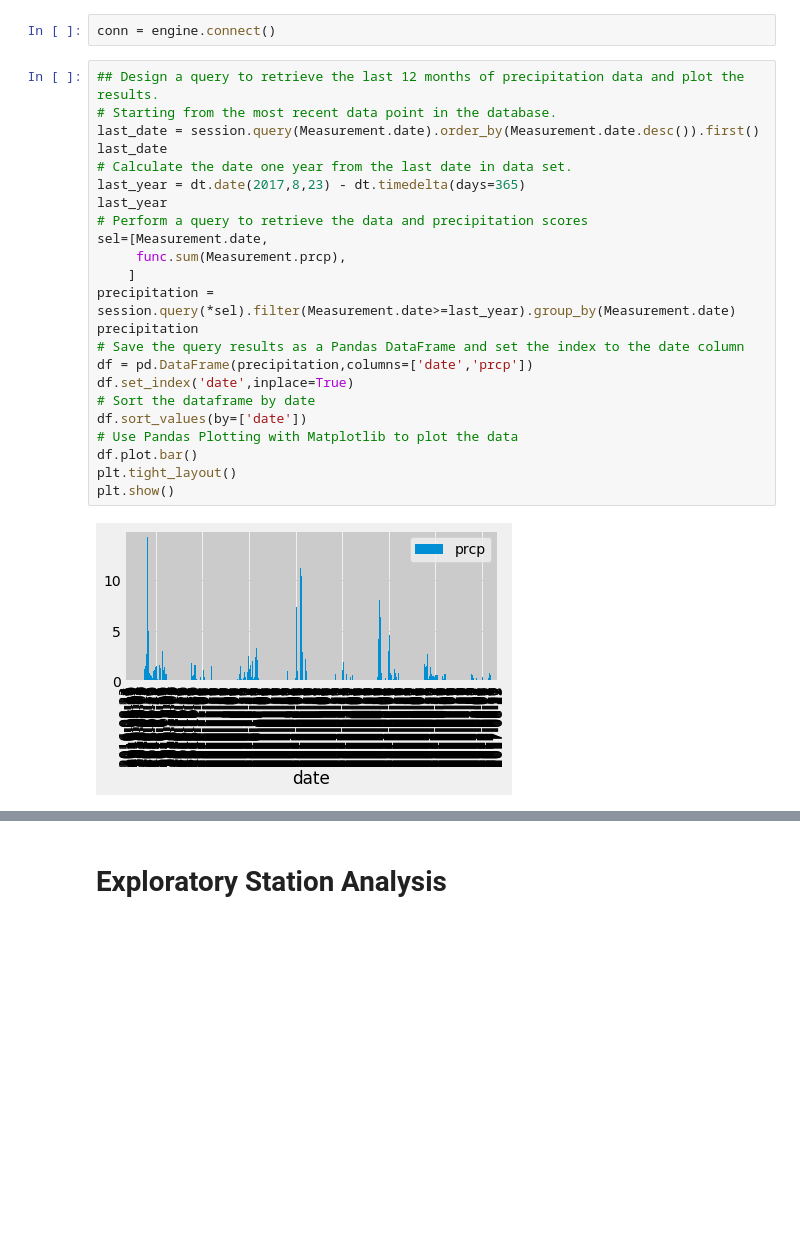
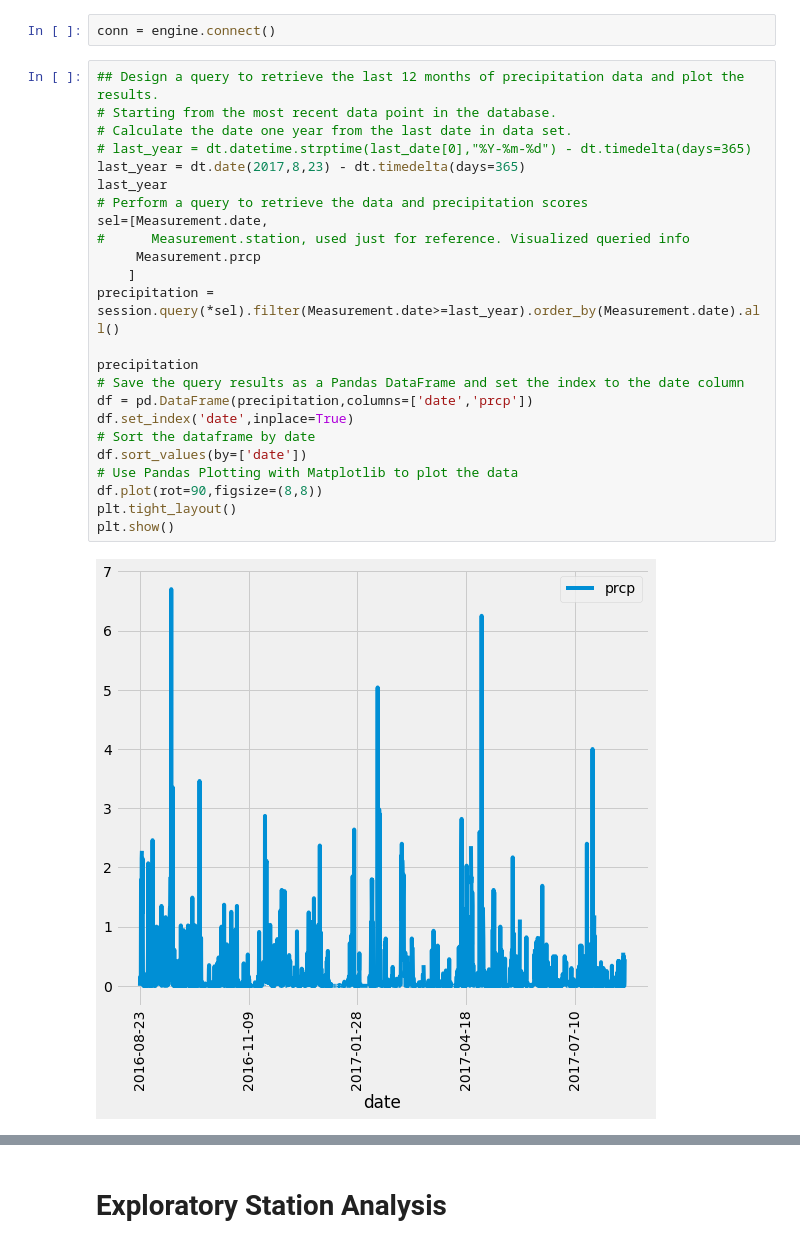
Before and after one commit to minmincg/sqlalchemy-challenge, a Jupyter notebook: SurfsUp/climate_starter.ipynb, the cells around one changed output, grey strips where cells are left out. Drawn from its saved outputs; the diff is of its cells as text; blank space fills up the shorter version.

```diff
--- a/SurfsUp/climate_starter.ipynb
+++ b/SurfsUp/climate_starter.ipynb
@@ -69,28 +72,29 @@ conn = engine.connect()
 # %%
 ## Design a query to retrieve the last 12 months of precipitation data and plot the results.
 # Starting from the most recent data point in the database.
-last_date = session.query(Measurement.date).order_by(Measurement.date.desc()).first()
-last_date
 # Calculate the date one year from the last date in data set.
+# last_year = dt.datetime.strptime(last_date[0],"%Y-%m-%d") - dt.timedelta(days=365)
 last_year = dt.date(2017,8,23) - dt.timedelta(days=365)
 last_year
 # Perform a query to retrieve the data and precipitation scores
 sel=[Measurement.date,
-     func.sum(Measurement.prcp),
+#      Measurement.station, used just for reference. Visualized queried info
+     Measurement.prcp
     ]
-precipitation = session.query(*sel).filter(Measurement.date>=last_year).group_by(Measurement.date)
+precipitation = session.query(*sel).filter(Measurement.date>=last_year).order_by(Measurement.date).all()
+
 precipitation
 # Save the query results as a Pandas DataFrame and set the index to the date column
 df = pd.DataFrame(precipitation,columns=['date','prcp'])
 df.set_index('date',inplace=True)
 # Sort the dataframe by date
 df.sort_values(by=['date'])
 # Use Pandas Plotting with Matplotlib to plot the data
-df.plot.bar()
+df.plot(rot=90,figsize=(8,8))
 plt.tight_layout()
 plt.show()
 # %% [output]
-[figure, old version]
+[figure, new version]
 # %%
 # Use Pandas to calcualte the summary statistics for the precipitation data
 df.describe()
```
Also changed, not shown: parts of 6 cells of this notebook, 2 other files.
